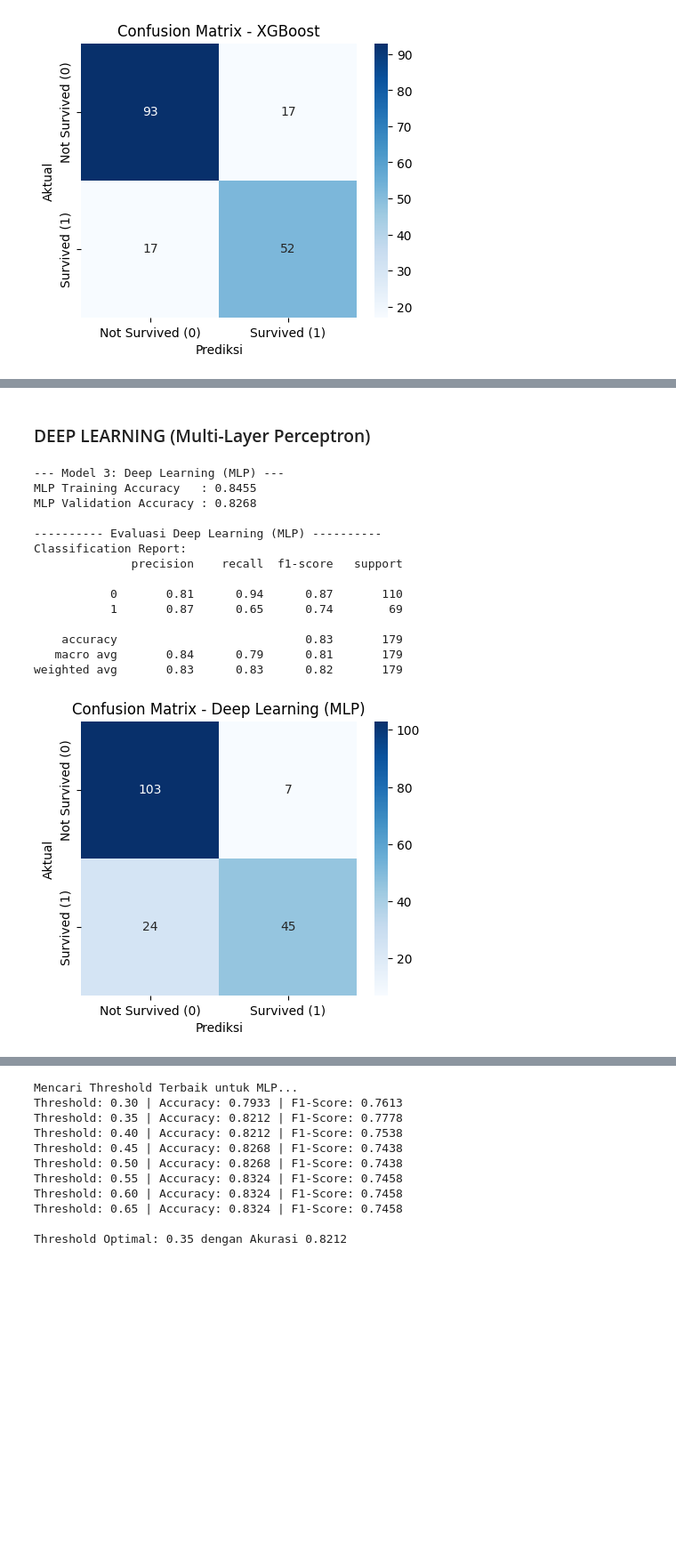
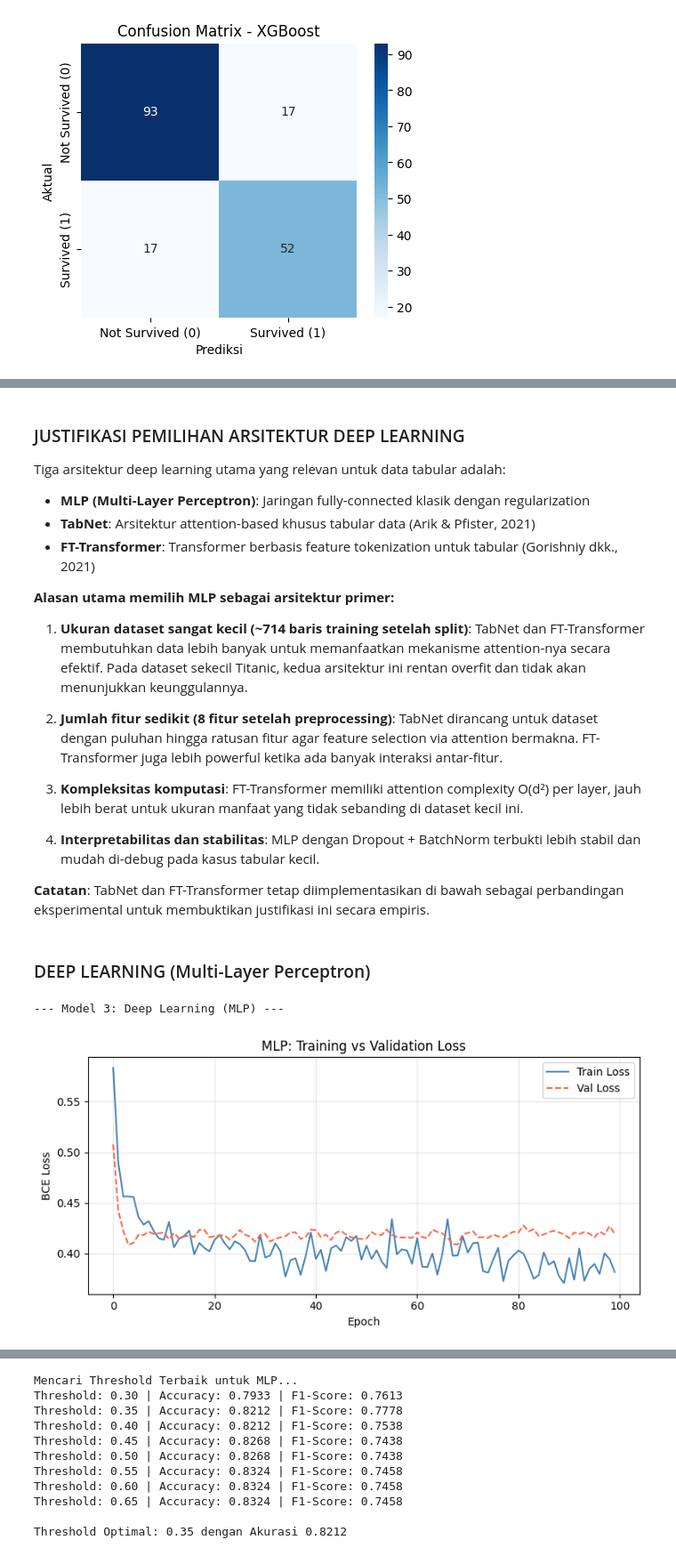
Before and after one commit to ghfkdkey/UTSDeepLearningBalqis, a Jupyter notebook: notebooks/titanic/UTS_titanic.ipynb, the cells around one changed output, grey strips where cells are left out. Shown at 89% size. Drawn from its saved outputs; the diff is of its cells as text; code cells hidden in the pictures; blank space fills up the shorter version.

```diff
--- a/notebooks/titanic/UTS_titanic.ipynb
+++ b/notebooks/titanic/UTS_titanic.ipynb
@@ -348,3 +468,22 @@ weighted avg       0.81      0.81      0.81       179
+# %% [markdown]
+### JUSTIFIKASI PEMILIHAN ARSITEKTUR DEEP LEARNING
+
+Tiga arsitektur deep learning utama yang relevan untuk data tabular adalah:
+- **MLP (Multi-Layer Perceptron)**: Jaringan fully-connected klasik dengan regularization
+- **TabNet**: Arsitektur attention-based khusus tabular data (Arik & Pfister, 2021)
+- **FT-Transformer**: Transformer berbasis feature tokenization untuk tabular (Gorishniy dkk., 2021)
+
+**Alasan utama memilih MLP sebagai arsitektur primer:**
+
+1. **Ukuran dataset sangat kecil (~714 baris training setelah split)**: TabNet dan FT-Transformer membutuhkan data lebih banyak untuk memanfaatkan mekanisme attention-nya secara efektif. Pada dataset sekecil Titanic, kedua arsitektur ini rentan overfit dan tidak akan menunjukkan keunggulannya.
+
+2. **Jumlah fitur sedikit (8 fitur setelah preprocessing)**: TabNet dirancang untuk dataset dengan puluhan hingga ratusan fitur agar feature selection via attention bermakna. FT-Transformer juga lebih powerful ketika ada banyak interaksi antar-fitur.
+
+3. **Kompleksitas komputasi**: FT-Transformer memiliki attention complexity O(d²) per layer, jauh lebih berat untuk ukuran manfaat yang tidak sebanding di dataset kecil ini.
+
+4. **Interpretabilitas dan stabilitas**: MLP dengan Dropout + BatchNorm terbukti lebih stabil dan mudah di-debug pada kasus tabular kecil.
+
+**Catatan**: TabNet dan FT-Transformer tetap diimplementasikan di bawah sebagai perbandingan eksperimental untuk membuktikan justifikasi ini secara empiris.
 # %% [markdown]
 ### DEEP LEARNING (Multi-Layer Perceptron)
 # %%
@@ -368,61 +507,54 @@ class TabularMLP(nn.Module):
             nn.Dropout(0.3),
 
             nn.Linear(32, 16),
             nn.BatchNorm1d(16),
             nn.ReLU(),
             nn.Dropout(0.3),
 
             nn.Linear(16, 1) # Output raw logits
         )
 
     def forward(self, x):
         return self.net(x)
 
 dl_model = TabularMLP(X_train.shape[1])
 criterion = nn.BCEWithLogitsLoss()
-optimizer = optim.Adam(dl_model.parameters(), lr=0.005, weight_decay=1e-4) # weight_decay = L2 Regularization
+optimizer = optim.Adam(dl_model.parameters(), lr=0.005, weight_decay=1e-4)
 
 print("\n--- Model 3: Deep Learning (MLP) ---")
 epochs = 100
+mlp_train_losses = []
+mlp_val_losses   = []
+
 for epoch in range(epochs):
     dl_model.train()
+    batch_losses = []
     for batch_X, batch_y in train_loader:
         optimizer.zero_grad()
         outputs = dl_model(batch_X)
         loss = criterion(outputs, batch_y)
         loss.backward()
         optimizer.step()
+        batch_losses.append(loss.item())
 
-# ==========================================
-# EVALUASI DEEP LEARNING & CEK OVERFITTING
-# ==========================================
-dl_model.eval()
-with torch.no_grad():
-    # Prediksi Data Validasi
-    val_logits = dl_model(X_val_t)
-    dl_probs = torch.sigmoid(val_logits).numpy().flatten()
-    dl_preds = (dl_probs > 0.5).astype(int)
+    # Validation loss per epoch
+    dl_model.eval()
+    with torch.no_grad():
+        val_loss = criterion(dl_model(X_val_t), y_val_t).item()
+    mlp_train_losses.append(np.mean(batch_losses))
+    mlp_val_losses.append(val_loss)
 
-    # Prediksi Data Training (untuk cek overfitting)
-    train_logits = dl_model(X_train_t)
-    train_preds = (torch.sigmoid(train_logits).numpy().flatten() > 0.5).astype(int)
-
-print(f"MLP Training Accuracy   : {accuracy_score(y_train, train_preds):.4f}")
-print(f"MLP Validation Accuracy : {accuracy_score(y_val, dl_preds):.4f}")
-evaluate_model("Deep Learning (MLP)", y_val, dl_preds)
+# Plot loss curve MLP
+plt.figure(figsize=(8, 4))
+plt.plot(mlp_train_losses, label='Train Loss', color='steelblue')
+plt.plot(mlp_val_losses,   label='Val Loss',   color='tomato', linestyle='--')
+plt.title('MLP: Training vs Validation Loss')
+plt.xlabel('Epoch')
+plt.ylabel('BCE Loss')
+plt.legend()
+plt.grid(alpha=0.3)
+plt.tight_layout()
+plt.show()
 # %% [output]
 --- Model 3: Deep Learning (MLP) ---
-MLP Training Accuracy   : 0.8455
-MLP Validation Accuracy : 0.8268
-
----------- Evaluasi Deep Learning (MLP) ----------
-Classification Report:
-              precision    recall  f1-score   support
-
-           0       0.81      0.94      0.87       110
-           1       0.87      0.65      0.74        69
-
-    accuracy                           0.83       179
-   macro avg       0.84      0.79      0.81       179
-weighted avg       0.83      0.83      0.82       179
-[figure, old version]
+[figure, new version]
```
Also changed, not shown: parts of 19 cells of this notebook, 5 other files.
